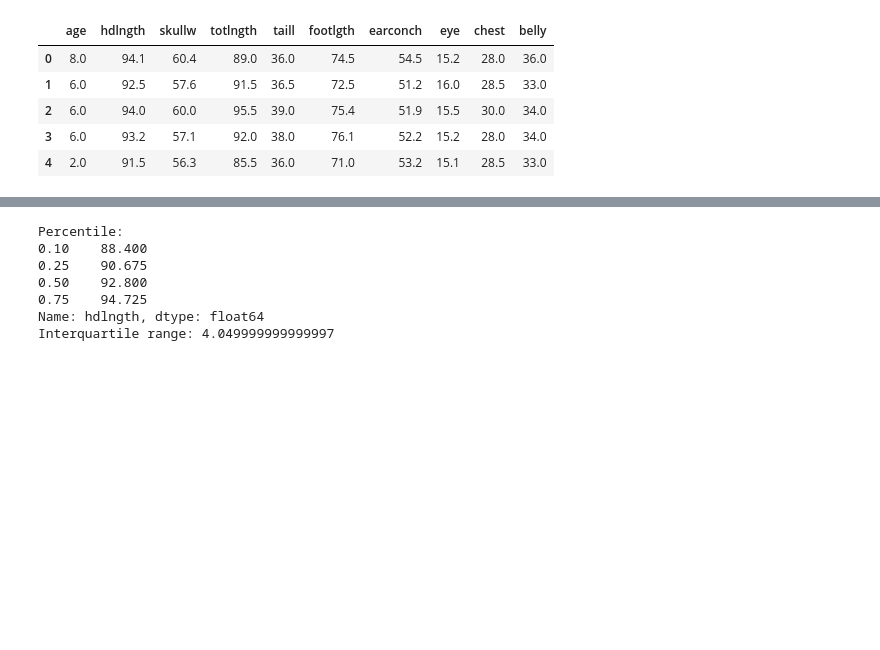
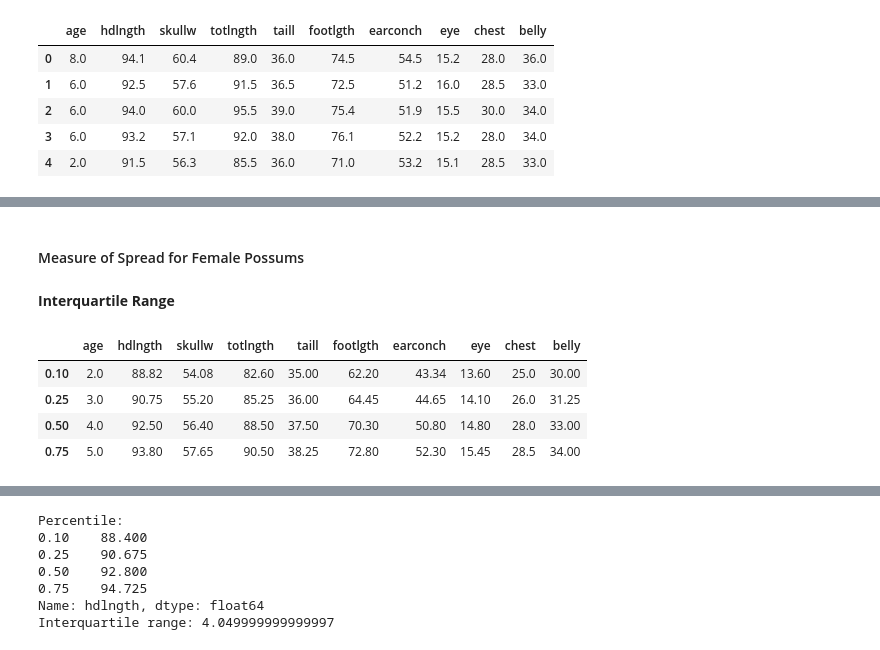
Before and after one commit to KudoroEsther/all_tasks, a Jupyter notebook: Week_8_Tasks/Statistics/Task_18_Statistics.ipynb, the cells around one changed output, grey strips where cells are left out. Drawn from its saved outputs; the diff is of its cells as text; code cells hidden in the pictures; blank space fills up the shorter version.

```diff
--- a/Week_8_Tasks/Statistics/Task_18_Statistics.ipynb
+++ b/Week_8_Tasks/Statistics/Task_18_Statistics.ipynb
@@ -223,0 +291,14 @@ integer_columns.head()
+# %% [markdown]
+#### Measure of Spread for Female Possums
+# %% [markdown]
+**Interquartile Range**
+# %%
+locked_female_possum = female_possum.loc[:, "age":"belly"]
+female_percentile = locked_female_possum.quantile([0.10, 0.25, 0.50, 0.75])
+female_percentile
+# %% [output]
+|  | age | hdlngth | skullw | totlngth | taill | footlgth | earconch | eye | chest | belly |
+| 0.10 | 2.0 | 88.82 | 54.08 | 82.60 | 35.00 | 62.20 | 43.34 | 13.60 | 25.0 | 30.00 |
+| 0.25 | 3.0 | 90.75 | 55.20 | 85.25 | 36.00 | 64.45 | 44.65 | 14.10 | 26.0 | 31.25 |
+| 0.50 | 4.0 | 92.50 | 56.40 | 88.50 | 37.50 | 70.30 | 50.80 | 14.80 | 28.0 | 33.00 |
+| 0.75 | 5.0 | 93.80 | 57.65 | 90.50 | 38.25 | 72.80 | 52.30 | 15.45 | 28.5 | 34.00 |
```
Also changed, not shown: parts of 13 cells of this notebook.
